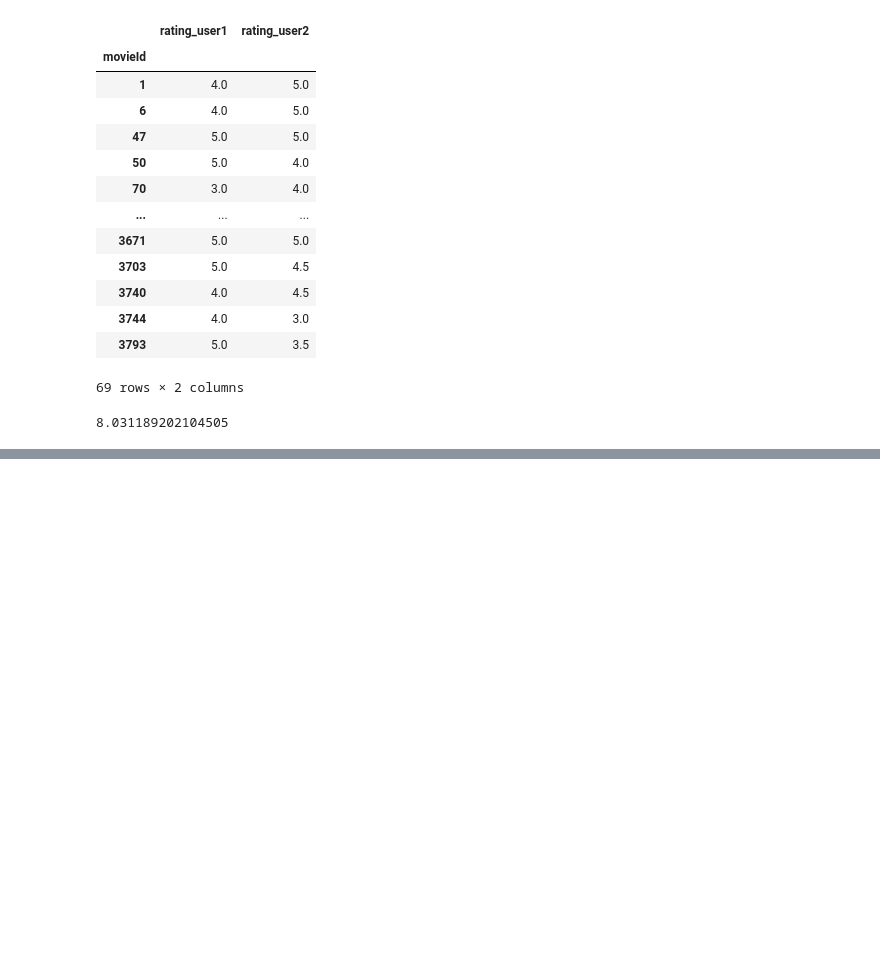
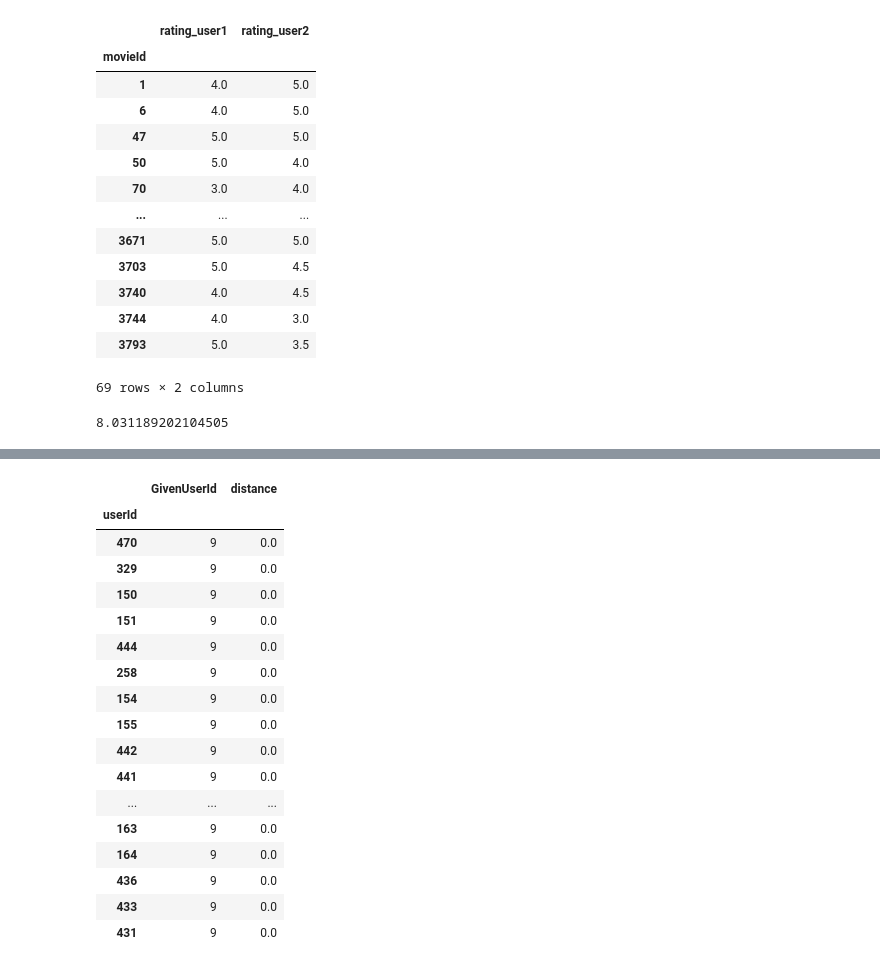
Before and after one commit to Harry-Turner/Python, a Jupyter notebook: ML_MovieRecommender.ipynb, the cells around one changed output, grey strips where cells are left out. Cells and saved outputs as stored; diff of their text form; code cells hidden in the pictures; blank space fills up the shorter version.

```diff
--- a/ML_MovieRecommender.ipynb
+++ b/ML_MovieRecommender.ipynb
@@ -205,0 +230,15 @@ numpy.linalg.norm(user1_compared - user2_compared)
+# %%
+def find_relative_distances(userId):
+
+  users = ratings_dataframe["userId"].unique() # Get list of unique users
+
+  users = users[users != userId] # Remove userId of itself
+
+  # Call function above and loop for every user id compared to itself
+  distances = [find_distance_between_real_users(userId, every_id) for every_id in users]
+
+  #Return table showing distance of given userId against every other
+  return pandas.DataFrame(distances, columns = ["GivenUserId", "userId", "distance"])
+
+example_distances = find_relative_distances(7)
+example_distances
@@ -205,0 +259,34 @@ numpy.linalg.norm(user1_compared - user2_compared)
+# %%
+# Function to find closest users to given id
+def find_top_similar_users(userId):
+
+  distances_to_user = find_relative_distances(userId)
+
+  distances_to_user = distances_to_user.sort_values("distance")
+
+  distances_to_user = distances_to_user.set_index("userId")
+
+  return distances_to_user
+
+SAMPLE_USER_ID = 9
+
+find_top_similar_users(SAMPLE_USER_ID).head(20)
+# %% [output]
+|  | GivenUserId | distance |
+| userId |  |  |
+| 470 | 9 | 0.0 |
+| 329 | 9 | 0.0 |
+| 150 | 9 | 0.0 |
+| 151 | 9 | 0.0 |
+| 444 | 9 | 0.0 |
+| 258 | 9 | 0.0 |
+| 154 | 9 | 0.0 |
+| 155 | 9 | 0.0 |
+| 442 | 9 | 0.0 |
+| 441 | 9 | 0.0 |
+| ... | ... | ... |
+| 163 | 9 | 0.0 |
+| 164 | 9 | 0.0 |
+| 436 | 9 | 0.0 |
+| 433 | 9 | 0.0 |
+| 431 | 9 | 0.0 |
```
Also changed, not shown: parts of 6 cells of this notebook.
